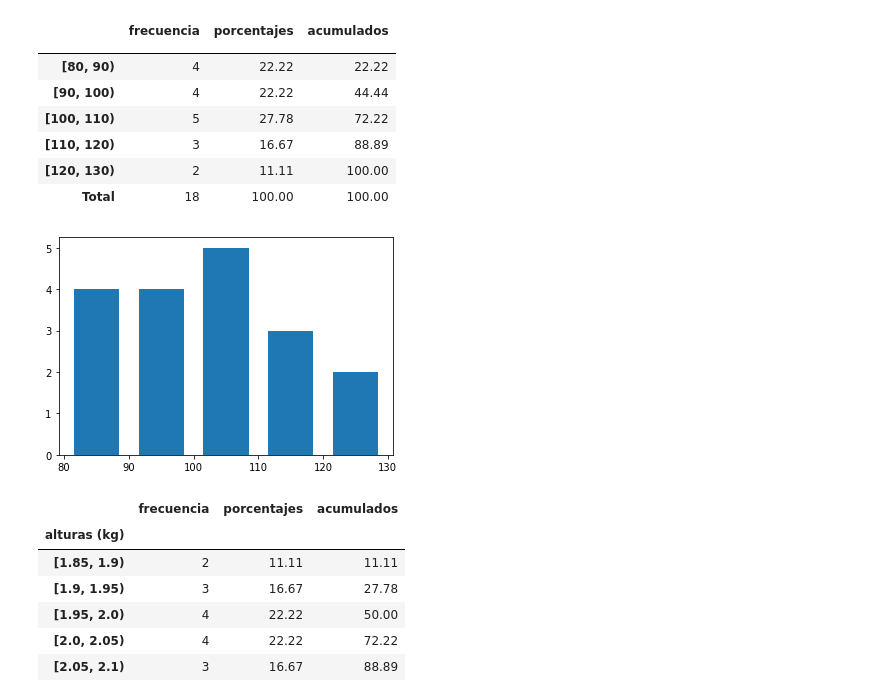
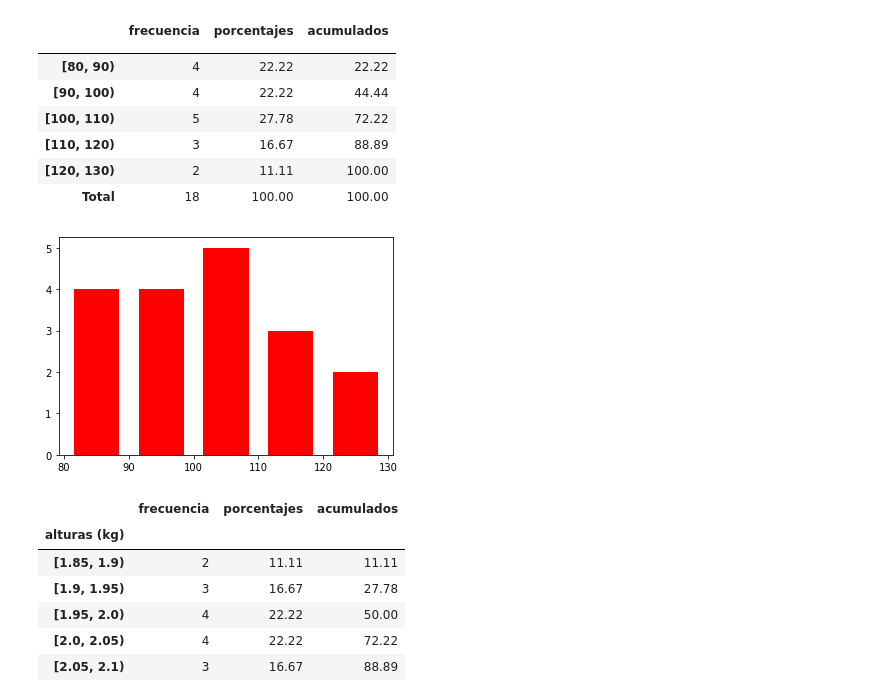
Before and after one commit to IngCarlaPezzone/Clase-Machine-Learning, a Jupyter notebook: Clase 4/Aprendiendo Python con estadística descriptiva._mod.ipynb, the cells around one changed output. Cells and saved outputs as stored; diff of their text form; code cells hidden in the pictures.

```diff
--- a/Clase 4/Aprendiendo Python con estadística descriptiva._mod.ipynb
+++ b/Clase 4/Aprendiendo Python con estadística descriptiva._mod.ipynb
@@ -935,12 +1000,12 @@ tabla_de_frecuencias(lakers['pesos'], 80, 130, 10)
 | Total | 18 | 100.00 | 100.00 |
 # %%
 # histograma de pesos con 5 intervalos
-plt.hist(lakers['pesos'], bins = [80, 90, 100, 110, 120, 130],rwidth = .7)
+plt.hist(lakers['pesos'], bins = [80, 90, 100, 110, 120, 130] ,rwidth = .7, color="red")
 
 # muestra la figura
 plt.show()
 # %% [output]
-[figure, old version]
+[figure, new version]
 # %%
 tabla_de_frecuencias(lakers['alturas'], 1.85, 2.15, 0.05, 'alturas (kg)')
 # %% [output]
```
Also changed, not shown: parts of 54 cells of this notebook, 14 other files.
